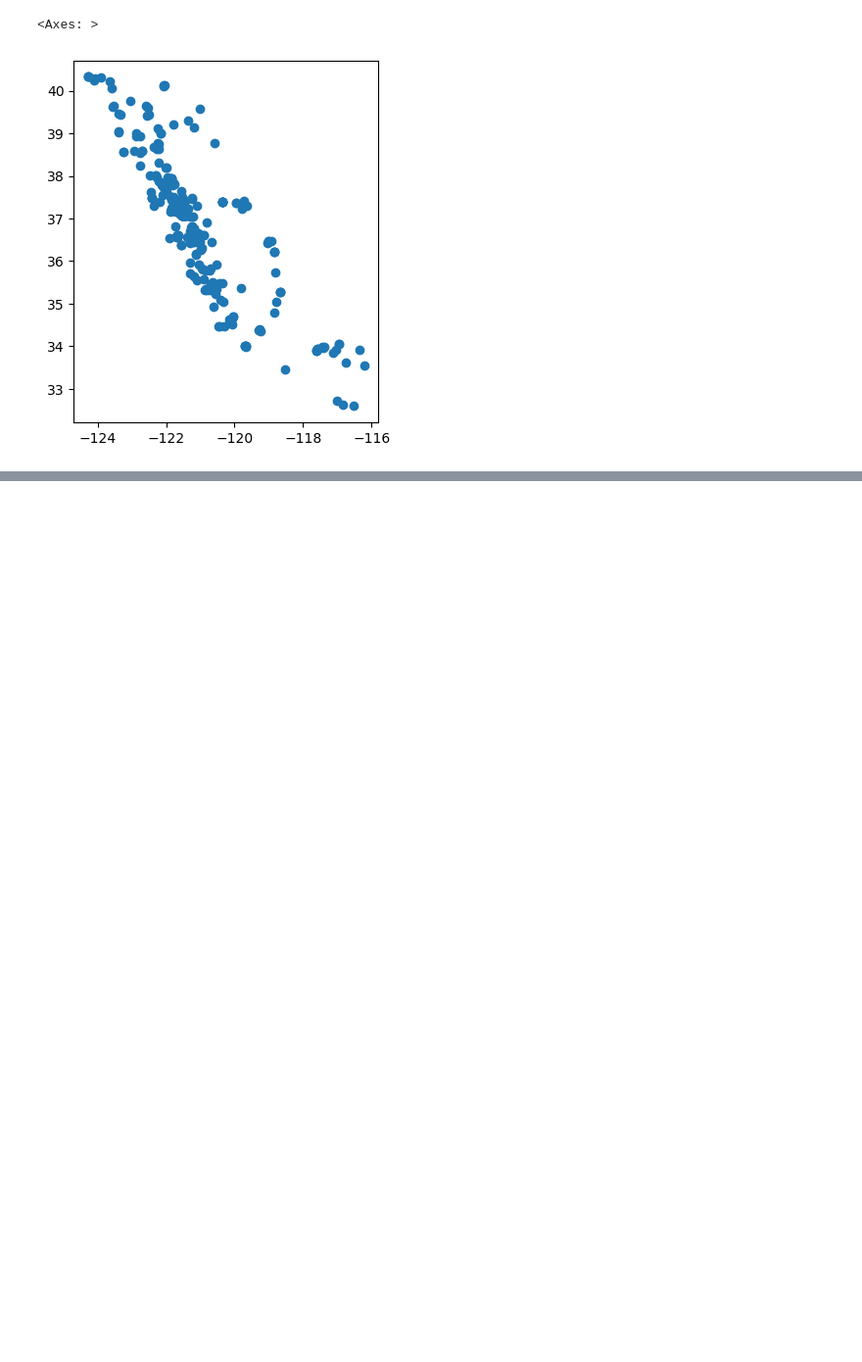
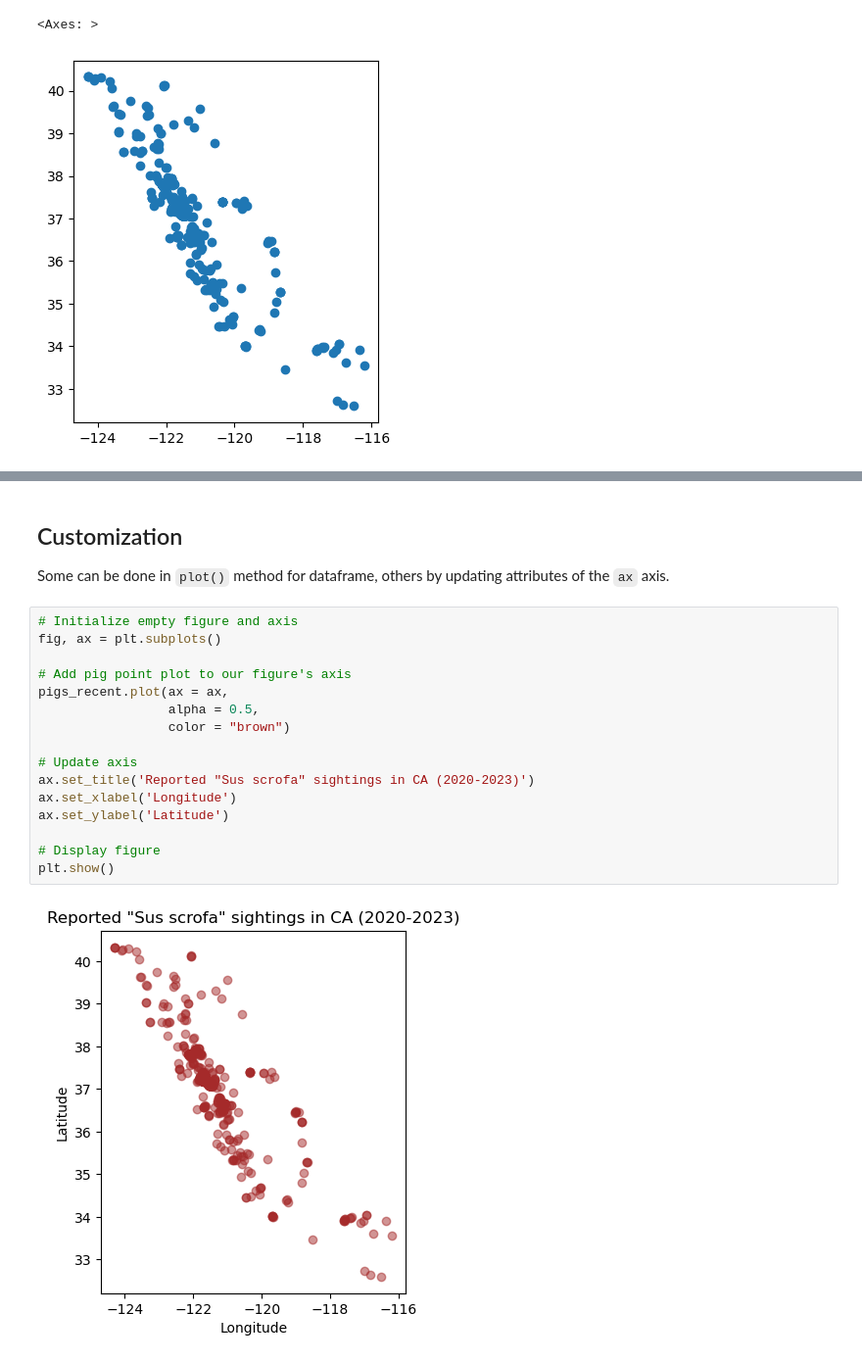
Before and after one commit to avarobillard/eds220-2025-in-class, a Jupyter notebook: week4-geopandas.ipynb, the cells around one changed output, grey strips where cells are left out. Shown: that part at 98% size. Drawn from its saved outputs; the diff is of its cells as text; blank space fills up the shorter version.

```diff
--- a/week4-geopandas.ipynb
+++ b/week4-geopandas.ipynb
@@ -183,0 +218,22 @@ pigs_recent.plot()
+# %% [markdown]
+## Customization
+
+Some can be done in `plot()` method for dataframe, others by updating attributes of the `ax` axis.
+# %%
+# Initialize empty figure and axis
+fig, ax = plt.subplots()
+
+# Add pig point plot to our figure's axis
+pigs_recent.plot(ax = ax,
+                 alpha = 0.5,
+                 color = "brown")
+
+# Update axis
+ax.set_title('Reported "Sus scrofa" sightings in CA (2020-2023)')
+ax.set_xlabel('Longitude')
+ax.set_ylabel('Latitude')
+
+# Display figure
+plt.show()
+# %% [output]
+[figure, added]
```
Also changed, not shown: parts of 5 cells of this notebook.
